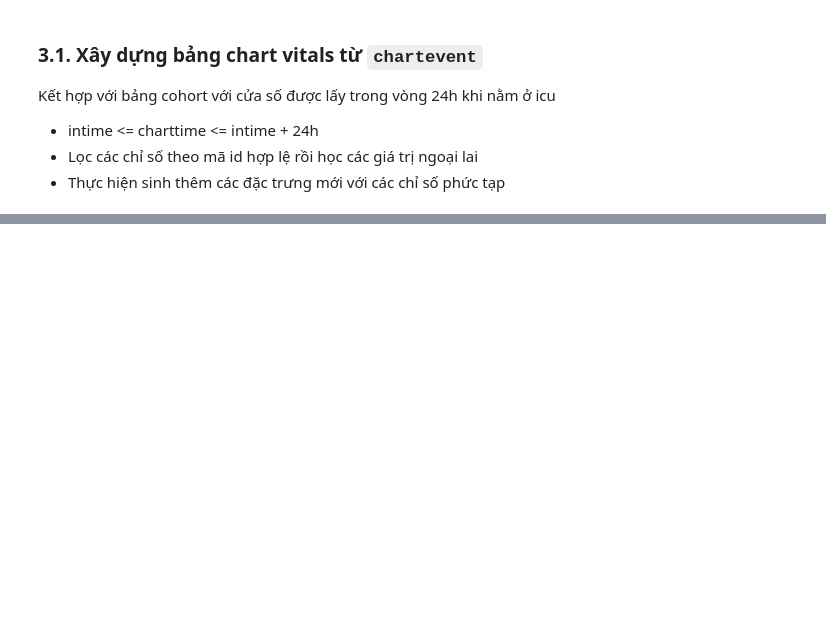
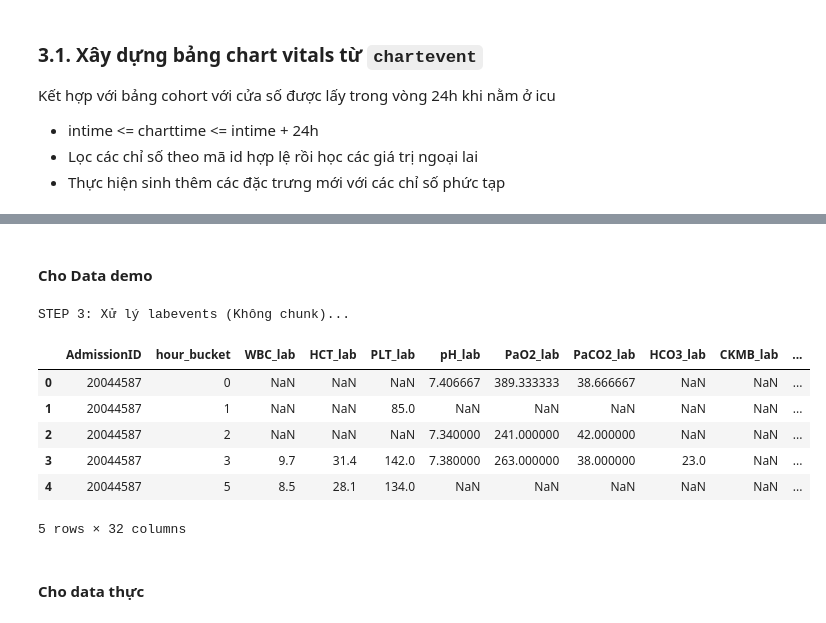
Before and after one commit to TienNguyen0712/hybrid-llm-tabular-pipeline-for-icu-mortality-prediction, a Jupyter notebook: notebooks/predict_mortality_using_mimic_iv_baseline_2.ipynb, the cells around one changed output, grey strips where cells are left out. Saved outputs shown, nothing was run; the diff lists cells and outputs as text; code cells hidden in the pictures; blank space fills up the shorter version.

```diff
--- a/notebooks/predict_mortality_using_mimic_iv_baseline_2.ipynb
+++ b/notebooks/predict_mortality_using_mimic_iv_baseline_2.ipynb
@@ -251,0 +441,2 @@ def process_chartevents(df: pd.DataFrame, cohort: pd.DataFrame) -> pd.DataFrame:
+# %% [markdown]
+#### **Cho Data demo**
@@ -251,0 +504,14 @@ def process_chartevents(df: pd.DataFrame, cohort: pd.DataFrame) -> pd.DataFrame:
+# %%
+lab = process_labevents(DATA_DIR, cohort, HOURS)
+lab.head()
+# %% [output]
+STEP 3: Xử lý labevents (Không chunk)...
+|  | AdmissionID | hour_bucket | WBC_lab | HCT_lab | PLT_lab | pH_lab | PaO2_lab | PaCO2_lab | HCO3_lab | CKMB_lab | ... |
+| 0 | 20044587 | 0 | NaN | NaN | NaN | 7.406667 | 389.333333 | 38.666667 | NaN | NaN | ... |
+| 1 | 20044587 | 1 | NaN | NaN | 85.0 | NaN | NaN | NaN | NaN | NaN | ... |
+| 2 | 20044587 | 2 | NaN | NaN | NaN | 7.340000 | 241.000000 | 42.000000 | NaN | NaN | ... |
+| 3 | 20044587 | 3 | 9.7 | 31.4 | 142.0 | 7.380000 | 263.000000 | 38.000000 | 23.0 | NaN | ... |
+| 4 | 20044587 | 5 | 8.5 | 28.1 | 134.0 | NaN | NaN | NaN | NaN | NaN | ... |
+5 rows × 32 columns
+# %% [markdown]
+#### **Cho data thực**
```
Also changed, not shown: parts of 34 cells of this notebook.
